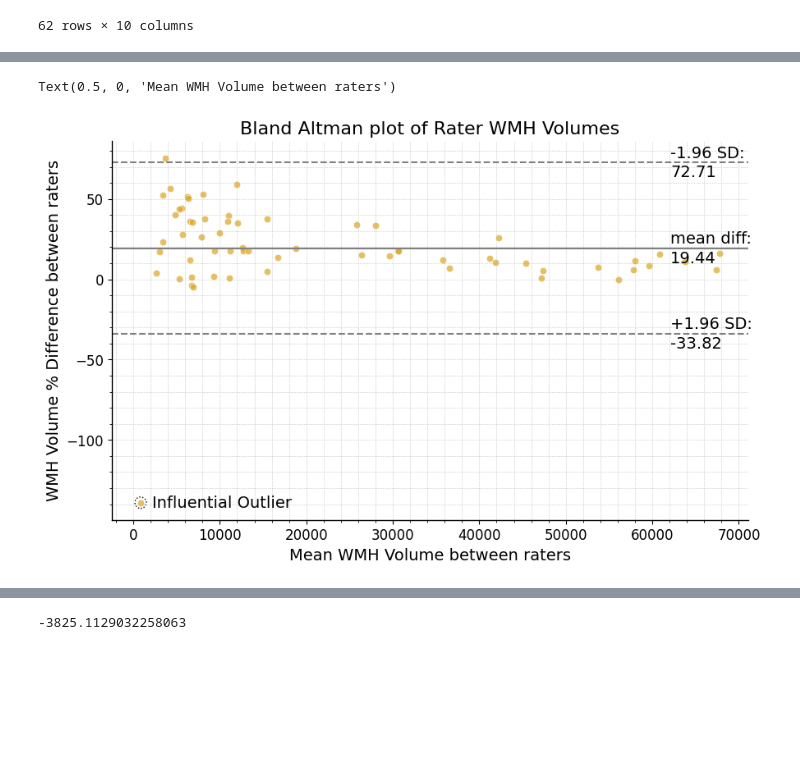
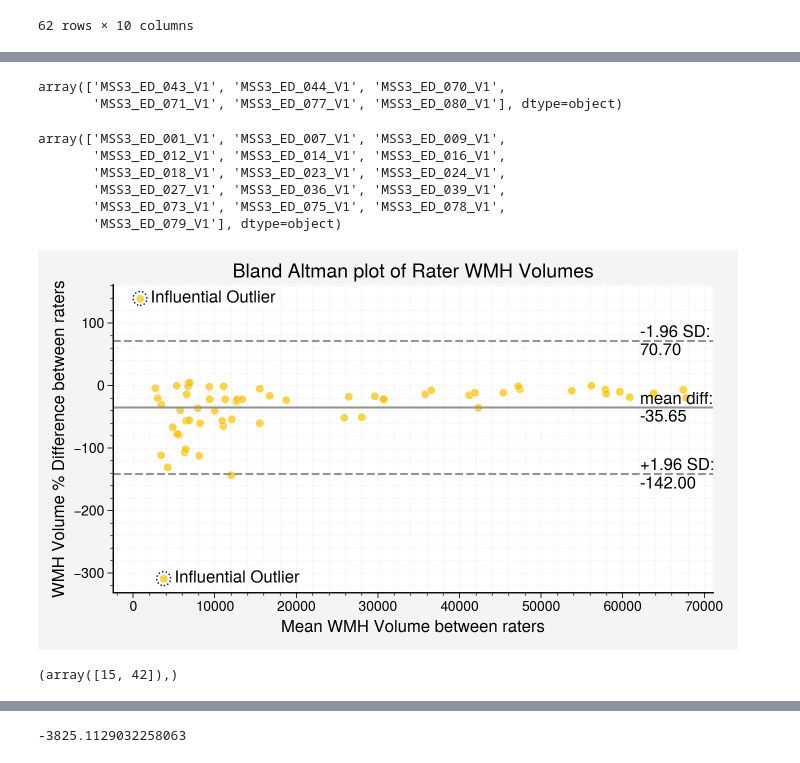
Before and after one commit to BenjaminPhi5/WMH_UQ_assessment, a Jupyter notebook: trustworthai/journal_run/interrater_experiments/Plotting from Maria's spreadsheet.ipynb, the cells around one changed output, grey strips where cells are left out. Cells and saved outputs as stored; diff of their text form; code cells hidden in the pictures; blank space fills up the shorter version.

```diff
--- a/trustworthai/journal_run/interrater_experiments/Plotting from Maria's spreadsheet.ipynb
+++ b/trustworthai/journal_run/interrater_experiments/Plotting from Maria's spreadsheet.ipynb
@@ -175,56 +229,76 @@ array([  846. ,  2692. ,  2989. ,  3398.5,  3404.5,  3738. ,  4230.5,
+# %%
+df.iloc[[49, 50, 54, 55, 58, 61]]['Dataset ID'].values
+# %% [output]
+array(['MSS3_ED_043_V1', 'MSS3_ED_044_V1', 'MSS3_ED_070_V1',
+       'MSS3_ED_071_V1', 'MSS3_ED_077_V1', 'MSS3_ED_080_V1'], dtype=object)
+# %%
+### low dice
+df.iloc[np.where(df['DSC'] < 0.7)]['Dataset ID'].values
+# %% [output]
+array(['MSS3_ED_001_V1', 'MSS3_ED_007_V1', 'MSS3_ED_009_V1',
+       'MSS3_ED_012_V1', 'MSS3_ED_014_V1', 'MSS3_ED_016_V1',
+       'MSS3_ED_018_V1', 'MSS3_ED_023_V1', 'MSS3_ED_024_V1',
+       'MSS3_ED_027_V1', 'MSS3_ED_036_V1', 'MSS3_ED_039_V1',
+       'MSS3_ED_073_V1', 'MSS3_ED_075_V1', 'MSS3_ED_078_V1',
+       'MSS3_ED_079_V1'], dtype=object)
 # %%
 x = df["WMH1_mm3"]
 y = df["WMH2_mm3"]
-diff = (y - x)
-percent_diff = 100 * diff / y
+diff = (x - y)
+percent_diff = 100 * diff / np.minimum(x, y)
 mean_percent_diff = np.mean(percent_diff)
 mean = (x + y) / 2
 std = np.std(percent_diff, ddof=1)
 conf_bound_95 = 1.96 * std
 
-fontsize = 14
+fontsize = 12
 
-fig, ax = plt.subplots(figsize=(10, 6))
+fig, ax = plt.subplots(figsize=(7, 4))
 ax.scatter(mean, percent_diff, color='goldenrod', alpha=0.7, edgecolors='w', linewidth=0.5)
 
 # mean and 95% confidence lines
 ax.axhline(y=mean_percent_diff, color='gray')
 rhs_point = max(x) * 0.95
 ax.text(rhs_point, mean_percent_diff + 1, 'mean diff:', verticalalignment='bottom', horizontalalignment='left', fontsize=fontsize)
-ax.text(rhs_point, mean_percent_diff - 11, f'{mean_percent_diff:.2f}', verticalalignment='bottom', horizontalalignment='left', fontsize=fontsize)
+ax.text(rhs_point, mean_percent_diff - 3, f'{mean_percent_diff:.2f}', verticalalignment='top', horizontalalignment='left', fontsize=fontsize)
 ax.axhline(y=mean_percent_diff - conf_bound_95, color='gray', linestyle='--')
 ax.text(rhs_point, mean_percent_diff - conf_bound_95 + 1, '+1.96 SD:', verticalalignment='bottom', horizontalalignment='left', fontsize=fontsize)
-ax.text(rhs_point, mean_percent_diff - conf_bound_95 - 11, f'{mean_percent_diff - conf_bound_95:.2f}', verticalalignment='bottom', horizontalalignment='left', fontsize=fontsize)
+ax.text(rhs_point, mean_percent_diff - conf_bound_95 - 3, f'{mean_percent_diff - conf_bound_95:.2f}', verticalalignment='top', horizontalalignment='left', fontsize=fontsize)
 ax.axhline(y=mean_percent_diff + conf_bound_95, color='gray', linestyle='--')
 ax.text(rhs_point, mean_percent_diff + conf_bound_95 + 1, '-1.96 SD:', verticalalignment='bottom', horizontalalignment='left', fontsize=fontsize)
-ax.text(rhs_point, mean_percent_diff + conf_bound_95 - 11, f'{mean_percent_diff + conf_bound_95:.2f}', verticalalignment='bottom', horizontalalignment='left', fontsize=fontsize)
+ax.text(rhs_point, mean_percent_diff + conf_bound_95 - 3, f'{mean_percent_diff + conf_bound_95:.2f}', verticalalignment='top', horizontalalignment='left', fontsize=fontsize)
 
 # point out influential outliers
 outlier_sd = 3
 for (m, pd) in zip(mean, percent_diff):
     if pd > mean_percent_diff + (3 * std) or pd < mean_percent_diff - (3 * std):
         scatter = ax.scatter(m, pd, facecolors='none', edgecolors='black', linewidth=1, s=100, linestyle=':')
         ax.text(m + max(x) * 0.02, pd, 'Influential Outlier', verticalalignment='center', horizontalalignment='left', fontsize=fontsize)
 
 # spines and ticks
 ax = plt.gca() # Get current axes
 ax.spines['top'].set_visible(False)
 ax.spines['right'].set_visible(False)
 ax.spines['left'].set_linewidth(1.)
 ax.spines['bottom'].set_linewidth(1.)
 plt.minorticks_on()
 ax.tick_params(axis='both', labelsize=fontsize-2)
 
 # legend
 # plt.legend(fontsize=12)
 
 # grid
 plt.grid(True, which='both', linestyle=':', linewidth=0.5)
 
 
 plt.title("Bland Altman plot of Rater WMH Volumes", fontsize=fontsize+2)
 plt.ylabel("WMH Volume % Difference between raters", fontsize=fontsize)
 plt.xlabel("Mean WMH Volume between raters", fontsize=fontsize)
+
+plt.tight_layout()
 # %% [output]
-Text(0.5, 0, 'Mean WMH Volume between raters')
-[figure, old version]
+[figure, new version]
+# %%
+np.where((percent_diff > mean_percent_diff + (3 * std)) | (percent_diff < mean_percent_diff - (3 * std)))
+# %% [output]
+(array([15, 42]),)
```
Also changed, not shown: parts of 22 cells of this notebook.
